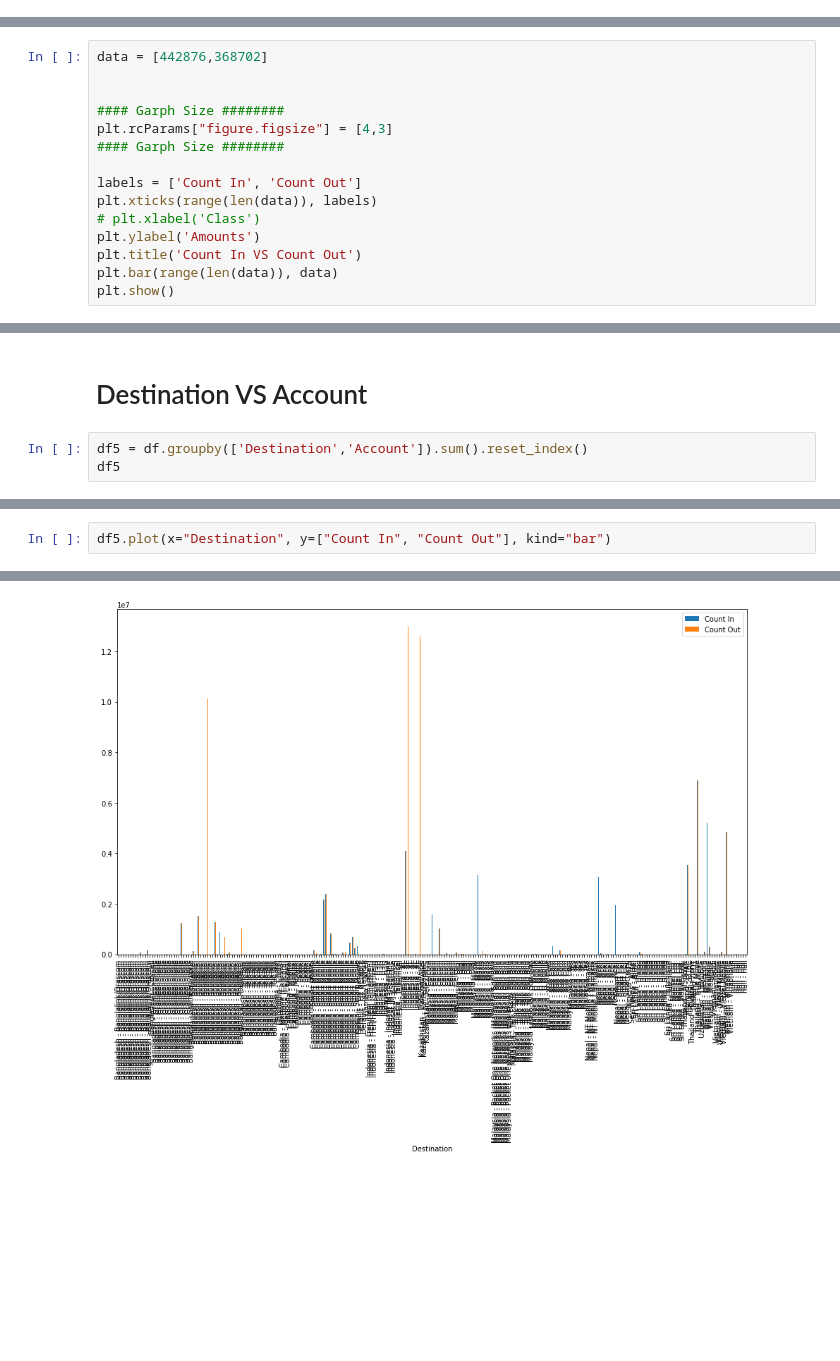
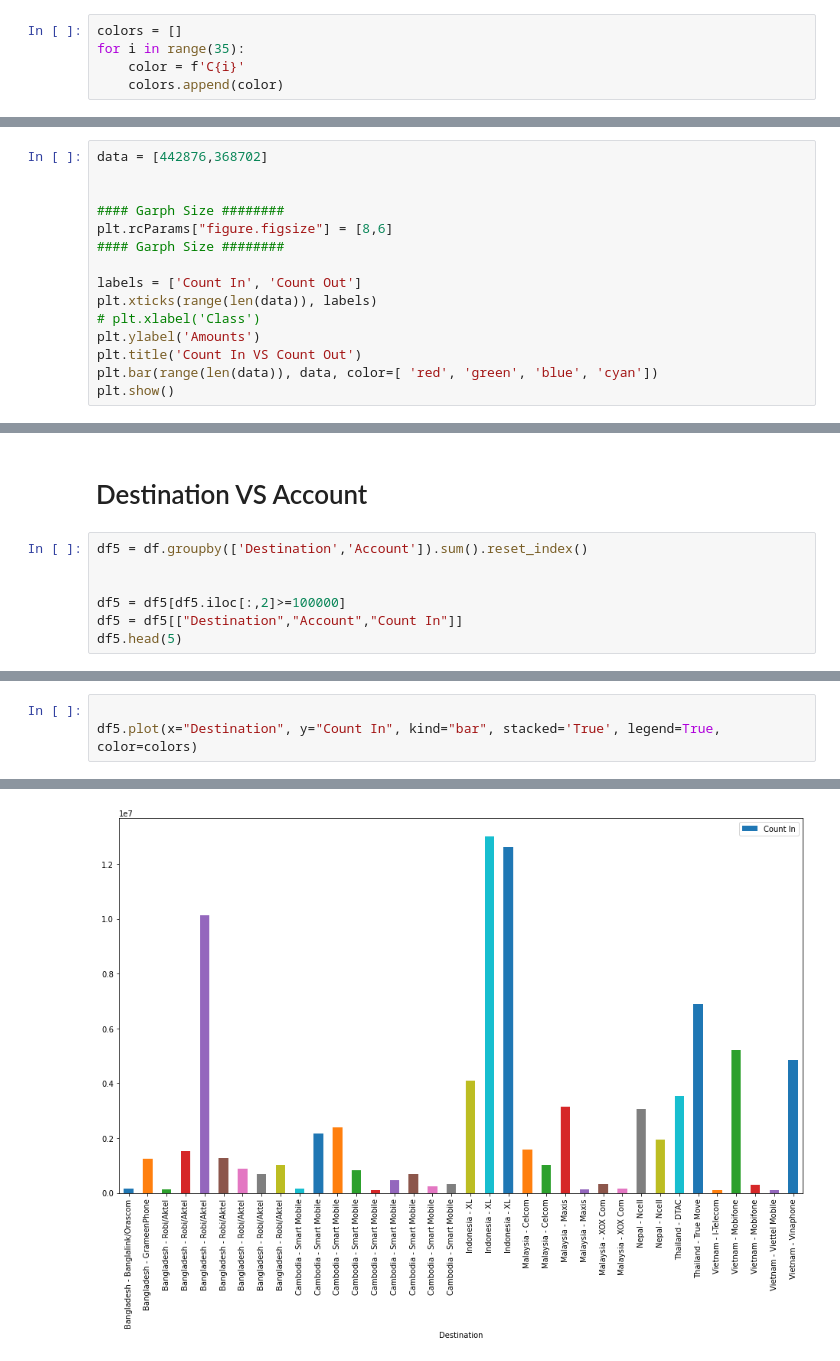
Before and after one commit to NoManNayeem/DataAnalysisSolutions, a Jupyter notebook: Sales Data Analysis.ipynb, the cells around one changed output, grey strips where cells are left out. Saved outputs shown, nothing was run; the diff lists cells and outputs as text; blank space fills up the shorter version.

```diff
--- a/Sales Data Analysis.ipynb
+++ b/Sales Data Analysis.ipynb
@@ -14,6 +17,11 @@ import matplotlib.pyplot as mp
 import xlrd
 xlrd.xlsx.ensure_elementtree_imported(False, None)
 xlrd.xlsx.Element_has_iter = True
+# %%
+colors = []
+for i in range(35):
+    color = f'C{i}'
+    colors.append(color)
 # %%
 # Path to Dataset
 path_to_dataset = 'C:/Users/NayeemIslam/Downloads/CommercialData/ComData.xlsx'
@@ -76,7 +84,7 @@ data = [442876,368702]
 
 
 #### Garph Size ########
-plt.rcParams["figure.figsize"] = [4,3]
+plt.rcParams["figure.figsize"] = [8,6]
 #### Garph Size ########
 
 labels = ['Count In', 'Count Out']
@@ -84,6 +92,6 @@ plt.xticks(range(len(data)), labels)
 # plt.xlabel('Class')
 plt.ylabel('Amounts')
 plt.title('Count In VS Count Out')
-plt.bar(range(len(data)), data)
+plt.bar(range(len(data)), data, color=[ 'red', 'green', 'blue', 'cyan'])
 plt.show()
 # %% [output]
@@ -307,5 +355,9 @@ df4.plot(x="Account", y=["Count In", "Count Out"], kind="bar")
 # Destination VS Account
 # %%
 df5 = df.groupby(['Destination','Account']).sum().reset_index()
-df5
+
+
+df5 = df5[df5.iloc[:,2]>=100000]
+df5 = df5[["Destination","Account","Count In"]]
+df5.head(5)
 # %% [output]
@@ -325,5 +376,6 @@ df5
 # %%
-df5.plot(x="Destination", y=["Count In", "Count Out"], kind="bar")
+
+df5.plot(x="Destination", y="Count In", kind="bar", stacked='True', legend=True, color=colors)
 # %% [output]
 <AxesSubplot:xlabel='Destination'>
-[figure, old version]
+[figure, new version]
```
Also changed, not shown: parts of 62 cells of this notebook.
